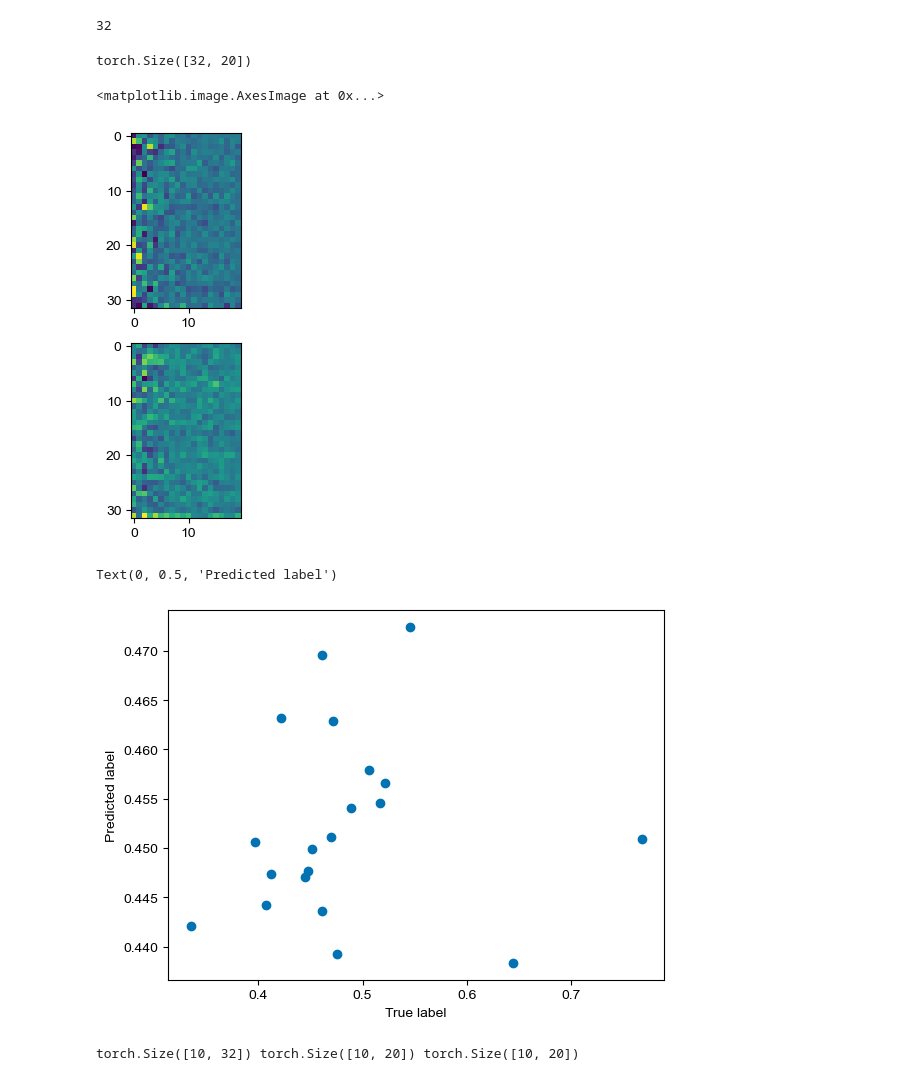
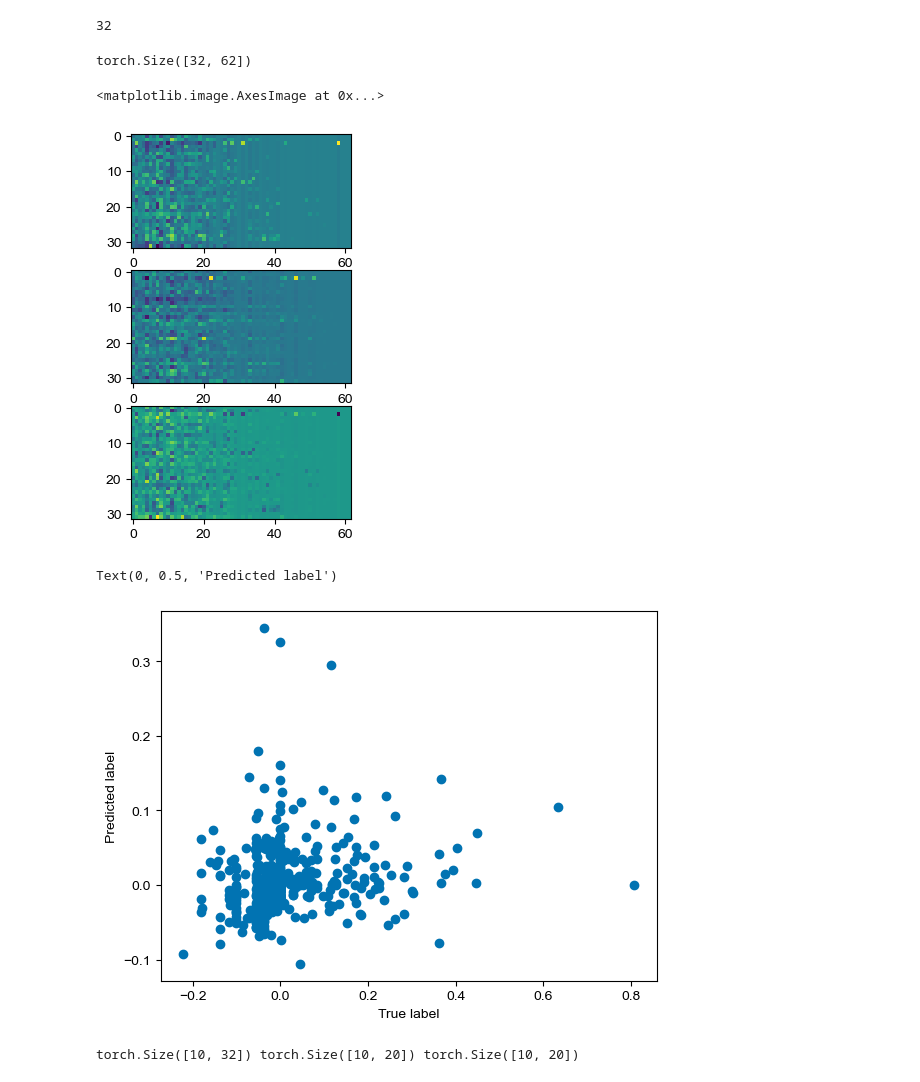
Before and after one commit to vdplasthijs/PECL, a Jupyter notebook: notebooks/try-out/Explore PECL model.ipynb, the cells around one changed output. Cells and saved outputs as stored; diff of their text form; code cells hidden in the pictures.

Commit message:
zscore, weighted bce, storing metrics

```diff
--- a/notebooks/try-out/Explore PECL model.ipynb
+++ b/notebooks/try-out/Explore PECL model.ipynb
@@ -44,7 +44,7 @@ df_per_loc.head()
 # %%
 ds = pem.DataSetImagePresence(image_folder='/Users/t.vanderplas/data/UKBMS_sent2_ds/sent2-4band/2019/m-06-09/',
                               presence_csv='/Users/t.vanderplas/data/UKBMS_sent2_ds/bms_presence/bms_presence_y-2018-2019_th-200.csv',
-                              species_process='pca')
+                              species_process='all')
 # %% [output]
 Found 1336 out of 1455 images in the image folder.
 Sorting data by name_loc.
@@ -106,4 +87,5 @@ plt.imshow(np.swapaxes(im[:3, ...], 0, 2) )
 <matplotlib.image.AxesImage at 0x...>
 [figure]
 # %%
-im_enc = pem.ImageEncoder(n_species=ds.n_species, n_bands=4, freeze_resnet=True)
+im_enc = pem.ImageEncoder(n_species=ds.n_species, n_bands=4, freeze_resnet=True,
+                          class_weights=ds.weights_values)
@@ -125,13 +111,12 @@ Findings:
 - All same plateau .. Check for a trivial solution? (Different random seed.. )
 # %%
 # dict_models = {}
-# i_model = 0
-print(dict_models.keys())
-for tm in ['pred']:
-    tmp_model, _ = pem.train_pecl(training_method=tm,
-                        pecl_distance_metric='euclidean',
-                        species_process='pca',
-                        n_epochs_max=30, batch_size=32,
-                        freeze_resnet=True, n_layers_mlp=2,
-                        normalise_embedding='l2')
-    dict_models[tm + '_pca'] = tmp_model
+tmp_model, _ = pem.train_pecl(training_method='pred_incl_enc',
+                    pecl_distance_metric='euclidean',
+                    species_process='all', zscore_im=True,
+                    use_class_weights=True,
+                    n_epochs_max=30, batch_size=32,
+                    freeze_resnet=True, n_layers_mlp=2,
+                    pred_train_loss='weighted-bce',
+                    normalise_embedding=None)
+dict_models['bce_top20_cw'] = tmp_model
@@ -173,23 +134,28 @@ for batch in val_dl:
 # %% [output]
 32
 # %%
+# pred = pred.detach().numpy()
+pred_zero_mean = pred - pred.mean(0)
+label_zero_mean = label - label.mean(0)
+label_zero_mean = label_zero_mean.detach().numpy()
+
 print(label.shape)
-fig, ax = plt.subplots(2, 1, figsize=(10, 5))
-ax[0].imshow(label)
-
-ax[1].imshow(pred.detach().numpy())
+fig, ax = plt.subplots(3, 1, figsize=(10, 5))
+ax[0].imshow(label_zero_mean)
+ax[1].imshow(pred_zero_mean)
+ax[2].imshow(pred_zero_mean - label_zero_mean)
 # %% [output]
-torch.Size([32, 20])
+torch.Size([32, 62])
 <matplotlib.image.AxesImage at 0x...>
-[figure, old version]
+[figure, new version]
 # %%
-i_sample = 1
-plt.scatter(label[i_sample], pred[i_sample].detach().numpy())
+i_sample = 0
+plt.scatter(label_zero_mean[:, 20:].ravel(), pred_zero_mean[:, 20:].ravel())
 plt.xlabel('True label')
 plt.ylabel('Predicted label')
 # %% [output]
 Text(0, 0.5, 'Predicted label')
-[figure, old version]
+[figure, new version]
 # %%
 # dict_models['pred']
 # %%
```
Also changed, not shown: parts of 9 cells of this notebook, 1 other file.
